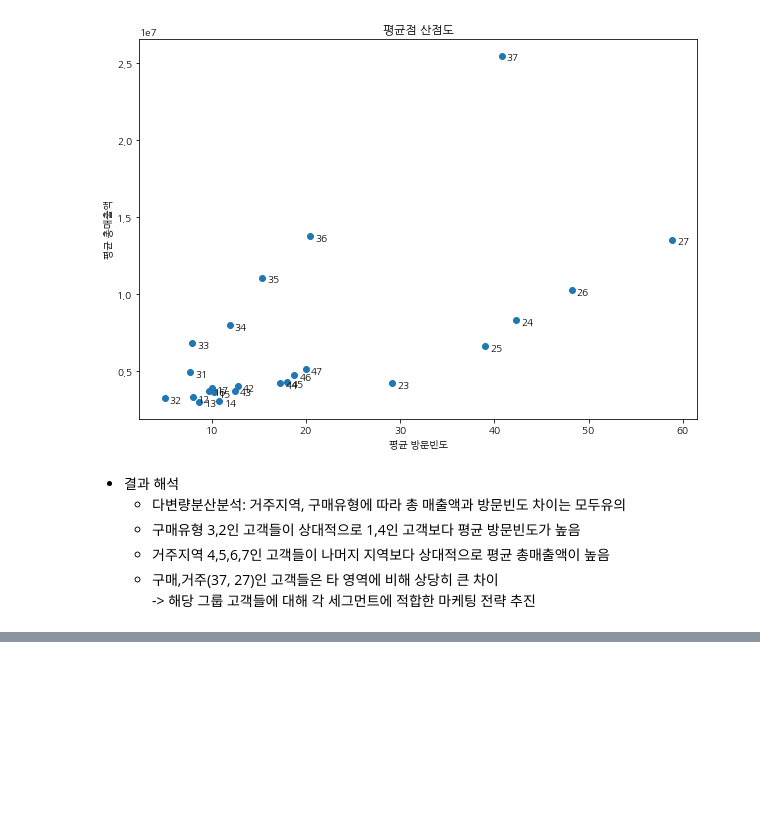
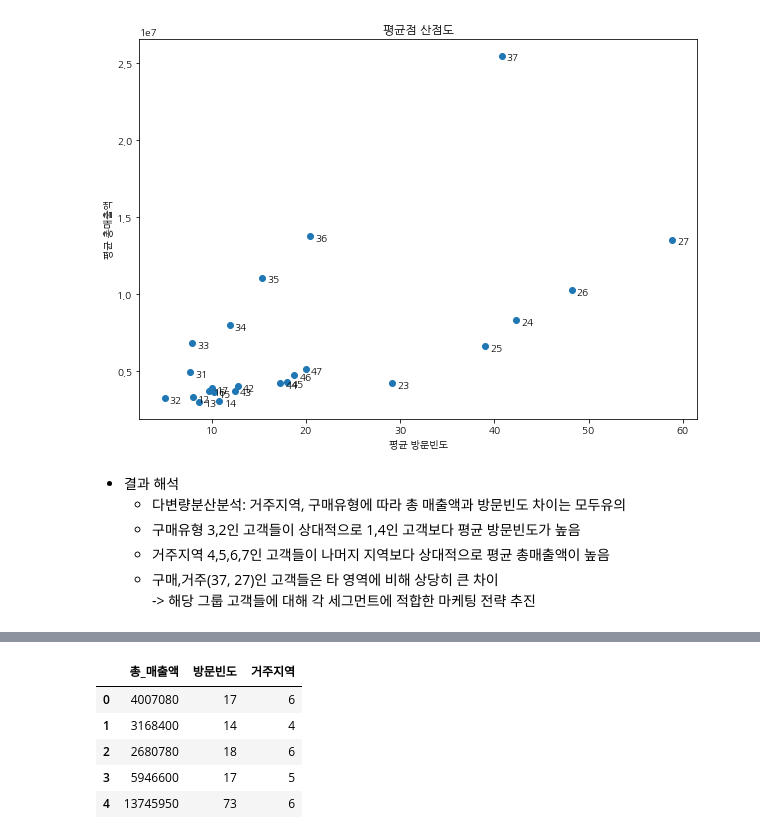
Before and after one commit to hanna-joo/Self_Statistics, a Jupyter notebook: stat_python/ch_10_ANOVA_2.ipynb, the cells around one changed output, grey strips where cells are left out. Drawn from its saved outputs; the diff is of its cells as text; code cells hidden in the pictures; blank space fills up the shorter version.

```diff
--- a/stat_python/ch_10_ANOVA_2.ipynb
+++ b/stat_python/ch_10_ANOVA_2.ipynb
@@ -363,0 +371,17 @@ plt.show()
+# %%
+# 1. 모듈 및 데이터 탑재
+import pandas as pd
+import pingouin as pg
+
+df = pd.read_csv('Ashopping.csv',sep=',',encoding='CP949')
+df1 = df[['총_매출액','방문빈도','거주지역']]
+pd.options.display.float_format = '{:.3f}'.format
+
+df1.head()
+# %% [output]
+|  | 총_매출액 | 방문빈도 | 거주지역 |
+| 0 | 4007080 | 17 | 6 |
+| 1 | 3168400 | 14 | 4 |
+| 2 | 2680780 | 18 | 6 |
+| 3 | 5946600 | 17 | 5 |
+| 4 | 13745950 | 73 | 6 |
```
Also changed, not shown: parts of 11 cells of this notebook.
